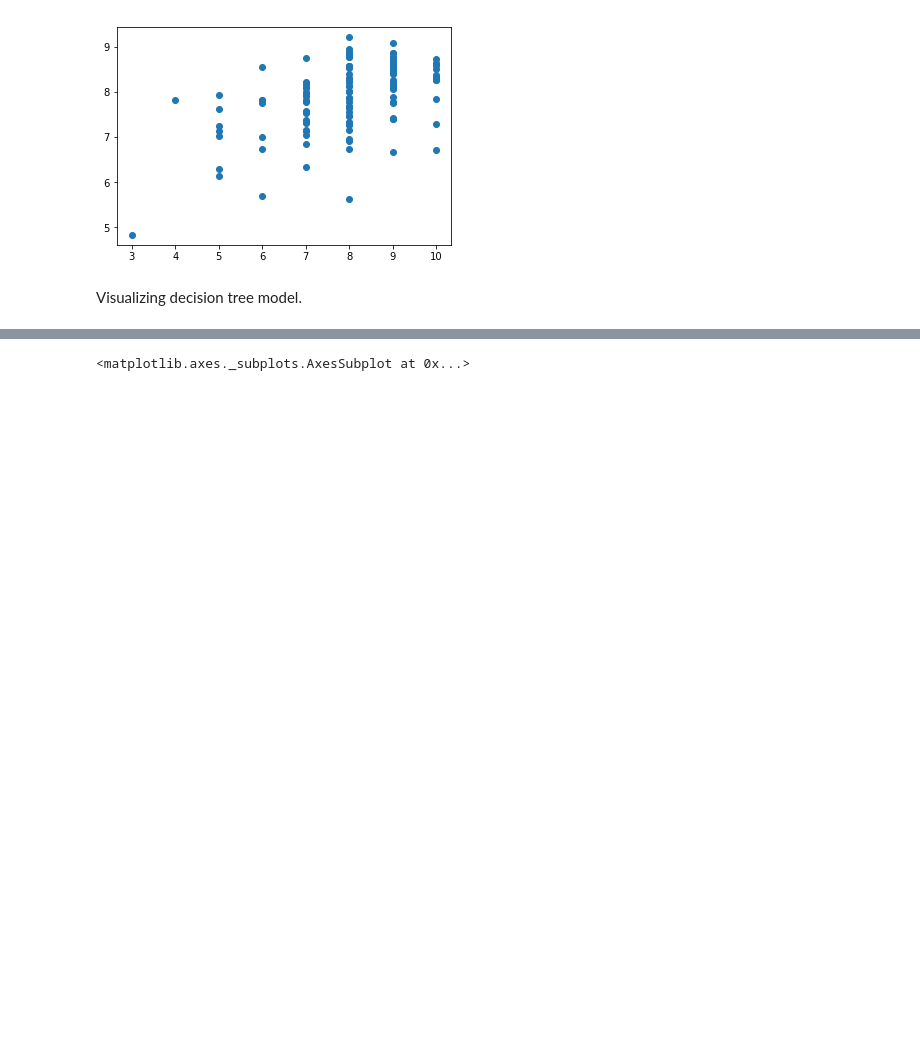
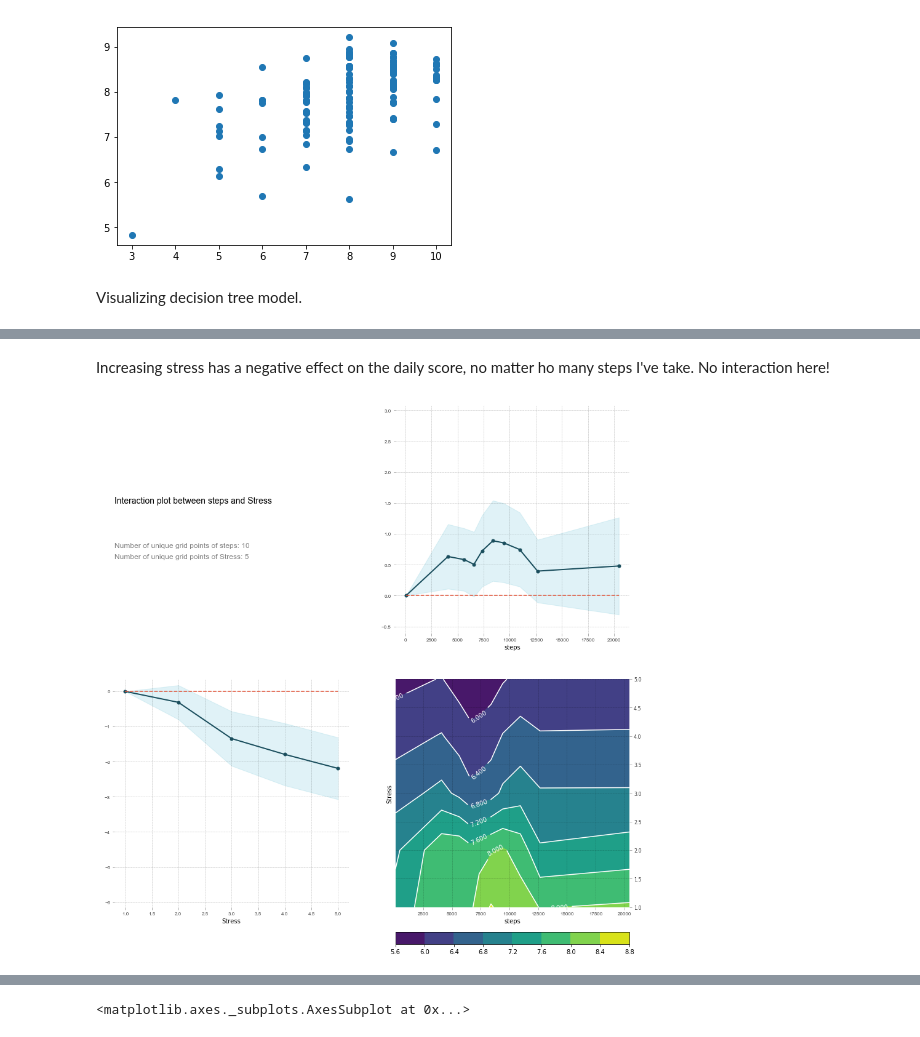
Before and after one commit to ryanshewcraft/PersonalWellness, a Jupyter notebook: p180625_PersonalHealth_RandomForest.ipynb, the cells around one changed output, grey strips where cells are left out. Saved outputs shown, nothing was run; the diff lists cells and outputs as text; code cells hidden in the pictures; blank space fills up the shorter version.

```diff
--- a/p180625_PersonalHealth_RandomForest.ipynb
+++ b/p180625_PersonalHealth_RandomForest.ipynb
@@ -311,0 +332,8 @@ Variable: Sleep_Maybe          Importance: 0.02
+# %% [markdown]
+Increasing stress has a negative effect on the daily score, no matter ho many steps I've take. No interaction here!
+# %%
+feats = ['steps', 'Stress']
+p = pdp.pdp_interact(rf, x, feats)
+pdp.pdp_interact_plot(p, feats)
+# %% [output]
+[figure, added]
```
Also changed, not shown: parts of 13 cells of this notebook.
